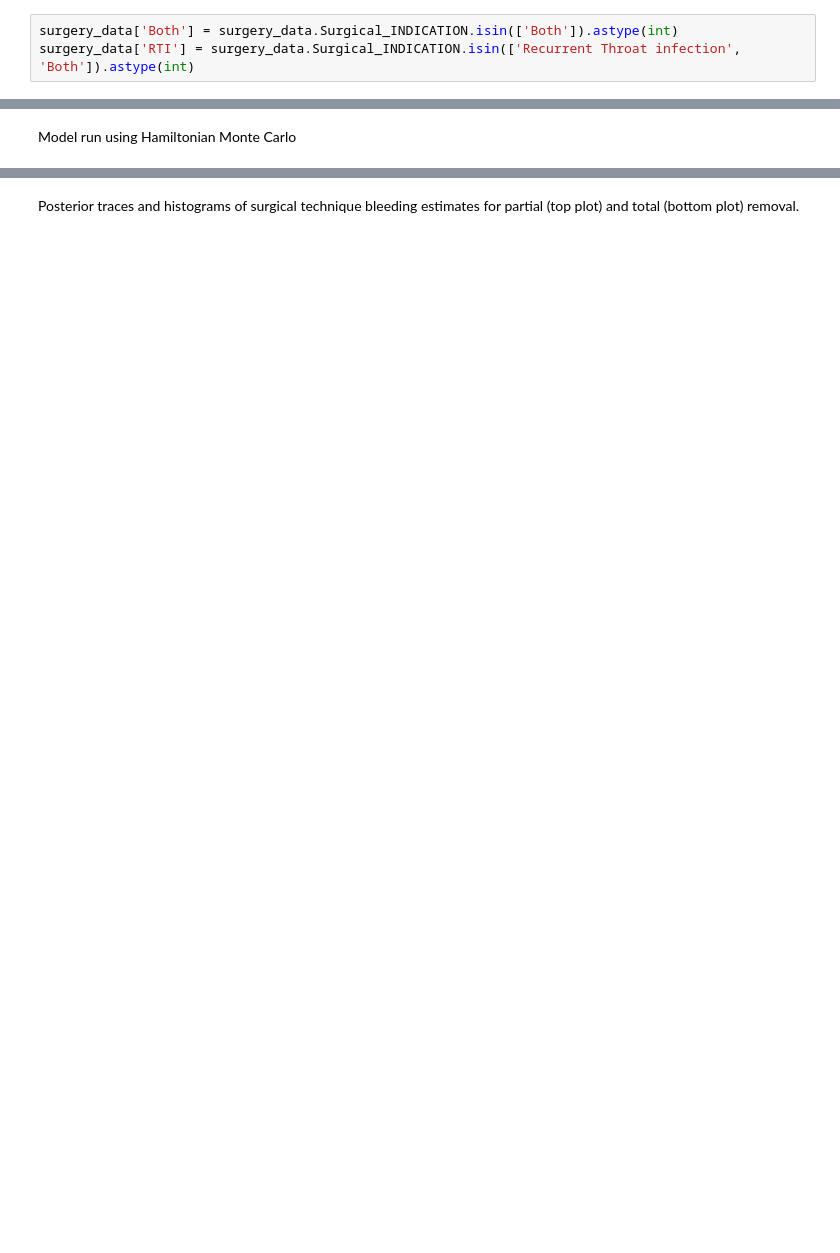
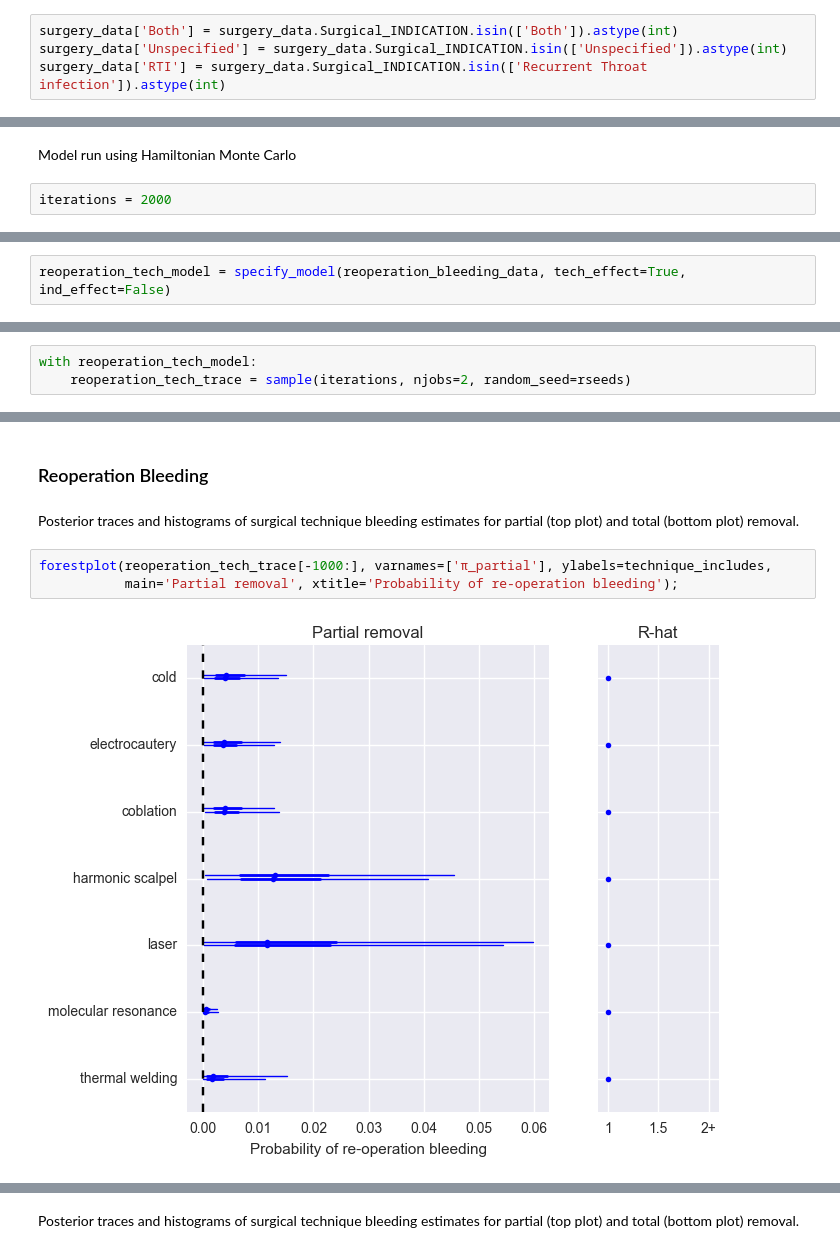
Before and after one commit to VanderbiltPopHealthSci/tonsillectomy_MA, a Jupyter notebook: Bleeding MA (no ROB).ipynb, the cells around one changed output, grey strips where cells are left out. Cells and saved outputs as stored; diff of their text form; blank space fills up the shorter version.

```diff
--- a/Bleeding MA (no ROB).ipynb
+++ b/Bleeding MA (no ROB).ipynb
@@ -181,7 +187,8 @@ surgery_data = surgery_data[surgery_data.Surgical_INDICATION!='Other']
 Indicators for indications. OSDB is baseline.
 # %%
 surgery_data['Both'] = surgery_data.Surgical_INDICATION.isin(['Both']).astype(int)
-surgery_data['RTI'] = surgery_data.Surgical_INDICATION.isin(['Recurrent Throat infection', 'Both']).astype(int)
+surgery_data['Unspecified'] = surgery_data.Surgical_INDICATION.isin(['Unspecified']).astype(int)
+surgery_data['RTI'] = surgery_data.Surgical_INDICATION.isin(['Recurrent Throat infection']).astype(int)
 # %% [markdown]
 Subsets of data according to bleeding outcome
 # %%
@@ -266,2 +290,4 @@ Applied log-transform to σ and added transformed σ_log_ to model.
 # %% [markdown]
 Model run using Hamiltonian Monte Carlo
+# %%
+iterations = 2000
@@ -267,0 +296,2 @@ Model run using Hamiltonian Monte Carlo
+# %%
+reoperation_tech_model = specify_model(reoperation_bleeding_data, tech_effect=True, ind_effect=False)
@@ -267,0 +300,3 @@ Model run using Hamiltonian Monte Carlo
+# %%
+with reoperation_tech_model:
+    reoperation_tech_trace = sample(iterations, njobs=2, random_seed=rseeds)
@@ -267,0 +344,9 @@ Model run using Hamiltonian Monte Carlo
+# %% [markdown]
+### Reoperation Bleeding
+# %% [markdown]
+Posterior traces and histograms of surgical technique bleeding estimates for partial (top plot) and total (bottom plot) removal.
+# %%
+forestplot(reoperation_tech_trace[-1000:], varnames=['π_partial'], ylabels=technique_includes,
+           main='Partial removal', xtitle='Probability of re-operation bleeding');
+# %% [output]
+[figure, added]
```
Also changed, not shown: parts of 96 cells of this notebook.
